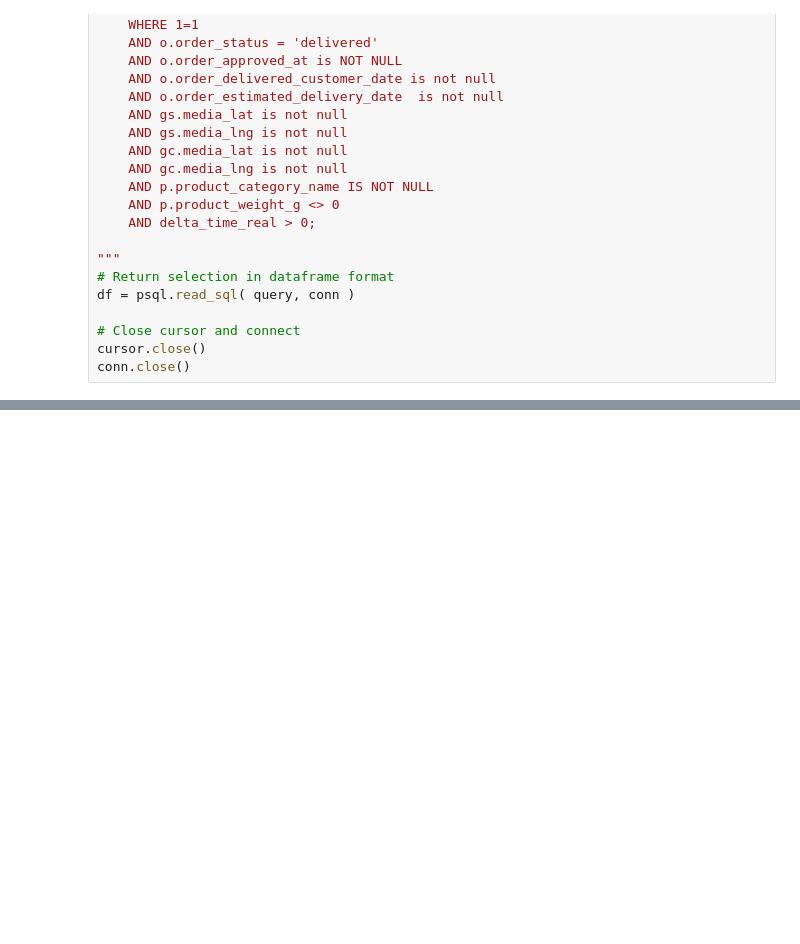
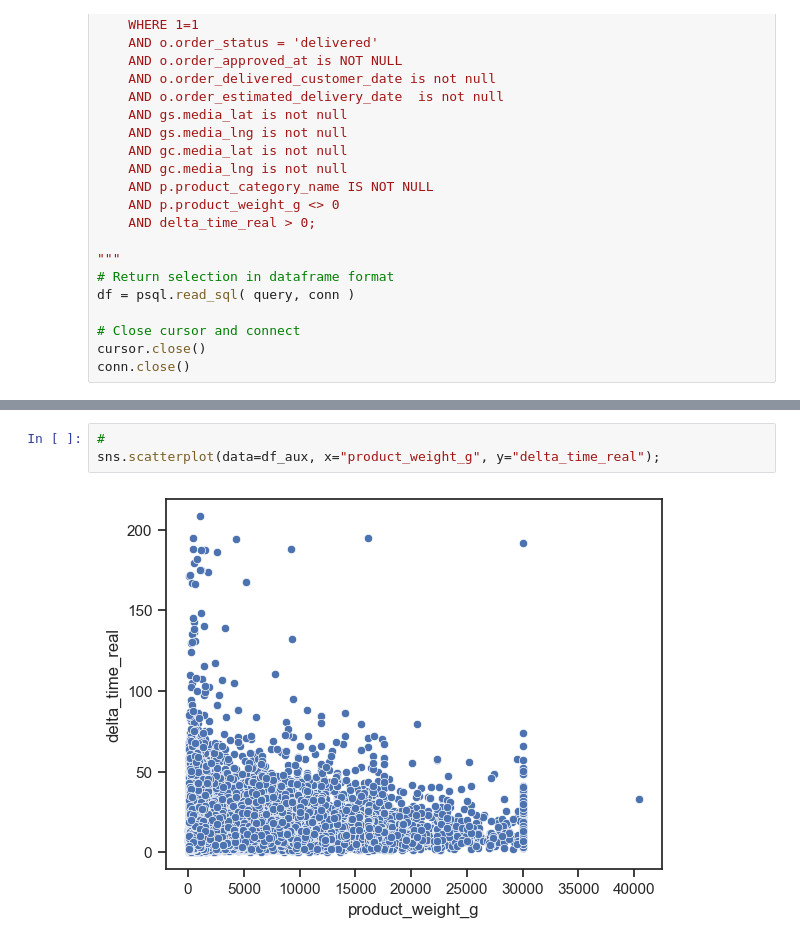
Before and after one commit to FernandoBatistaDS/EstatisticaAnaliseDados, a Jupyter notebook: main.ipynb, the cells around one changed output, grey strips where cells are left out. Drawn from its saved outputs; the diff is of its cells as text; blank space fills up the shorter version.

```diff
--- a/main.ipynb
+++ b/main.ipynb
@@ -114,0 +292,5 @@ conn.close()
+# %%
+#
+sns.scatterplot(data=df_aux, x="product_weight_g", y="delta_time_real");
+# %% [output]
+[figure, added]
```
Also changed, not shown: parts of 34 cells of this notebook.
